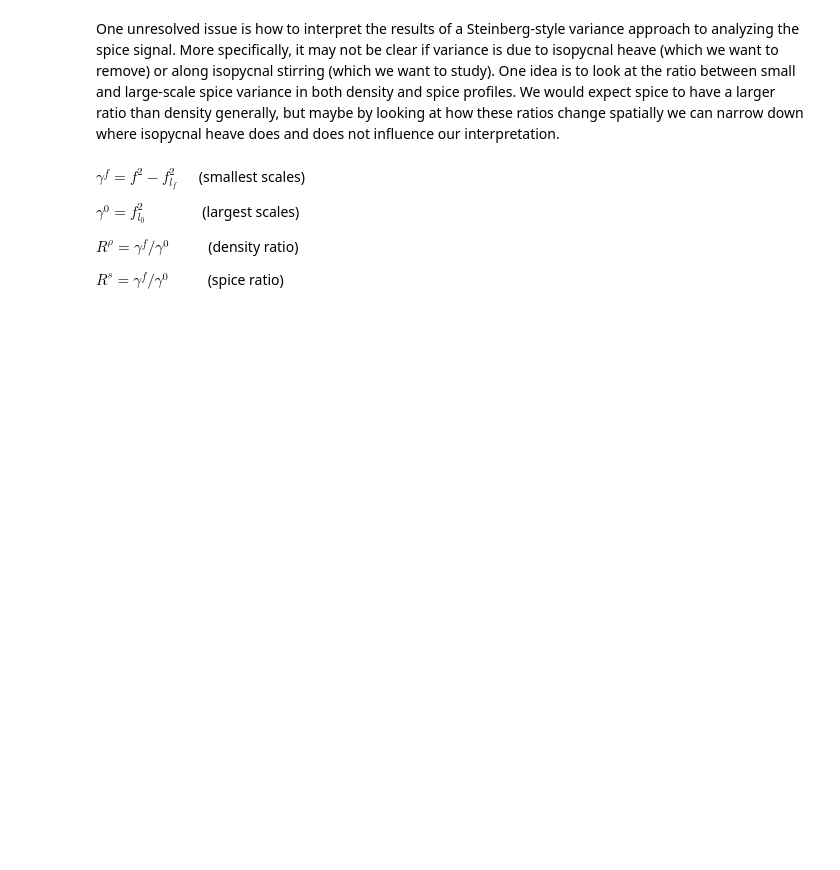
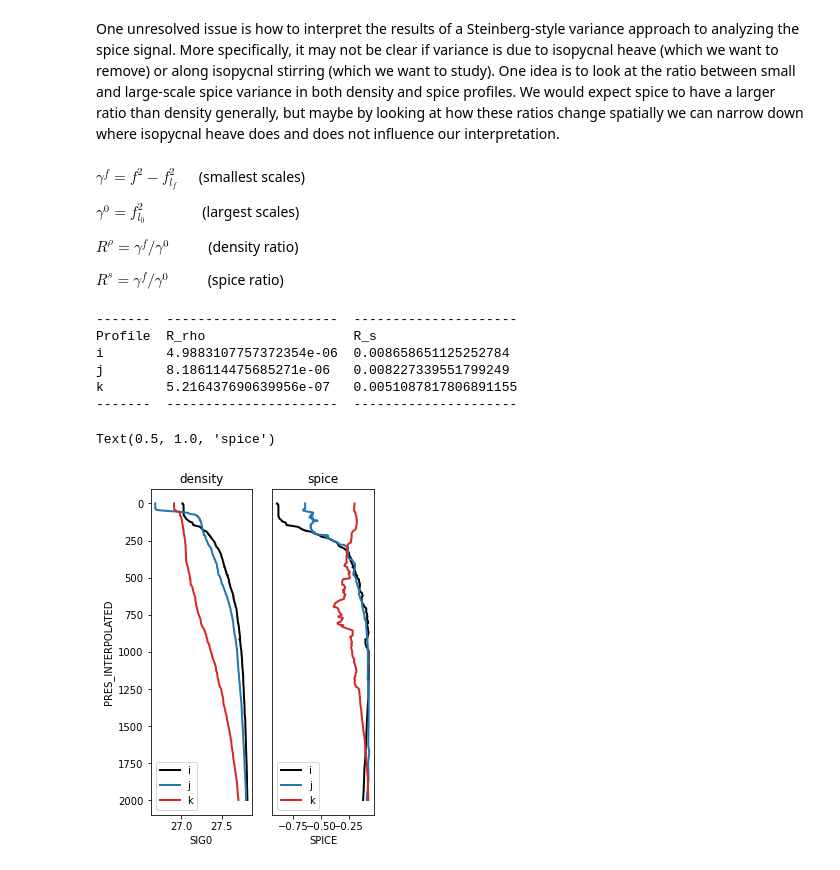
Before and after one commit to ocean-transport/argo-intern, a Jupyter notebook: argo_mult_scale.ipynb, the cells around one changed output. Cells and saved outputs as stored; diff of their text form; code cells hidden in the pictures; blank space fills up the shorter version.

Commit message:
tried calculating Ratios

```diff
--- a/argo_mult_scale.ipynb
+++ b/argo_mult_scale.ipynb
@@ -124,0 +153,35 @@ $R^s = γ^f / γ^0$ &emsp; &emsp; (spice ratio)
+# %%
+from tabulate import tabulate
+
+Ratios = [['Profile', 'R_rho', 'R_s'], ['i', i_R_rho,i_R_s], ['j', j_R_rho,j_R_s], ['k', k_R_rho,k_R_s]]
+print(tabulate(Ratios))
+# %% [output]
+-------  ----------------------  ---------------------
+Profile  R_rho                   R_s
+i        4.9883107757372354e-06  0.008658651125252784
+j        8.186114475685271e-06   0.008227339551799249
+k        5.216437690639956e-07   0.0051087817806891155
+-------  ----------------------  ---------------------
+# %%
+plt.figure(figsize=(4,6))
+
+plt.subplot(1,2,1)
+box_z.isel(N_PROF=i).SIG0.plot(y='PRES_INTERPOLATED',linewidth=2,color=bk,label='i')
+box_z.isel(N_PROF=j).SIG0.plot(y='PRES_INTERPOLATED',linewidth=2,color=be,label='j')
+box_z.isel(N_PROF=K).SIG0.plot(y='PRES_INTERPOLATED',linewidth=2,color=rd,label='k')
+plt.gca().invert_yaxis()
+plt.legend()
+plt.title('density')
+
+plt.subplot(1,2,2)
+box_z.isel(N_PROF=i).SPICE.plot(y='PRES_INTERPOLATED',linewidth=2,color=bk,label='i')
+box_z.isel(N_PROF=j).SPICE.plot(y='PRES_INTERPOLATED',linewidth=2,color=be,label='j')
+box_z.isel(N_PROF=K).SPICE.plot(y='PRES_INTERPOLATED',linewidth=2,color=rd,label='k')
+plt.gca().invert_yaxis()
+plt.legend()
+plt.ylabel('')
+plt.yticks([])
+plt.title('spice')
+# %% [output]
+Text(0.5, 1.0, 'spice')
+[figure, added]
```
Also changed, not shown: parts of 3 cells of this notebook.
